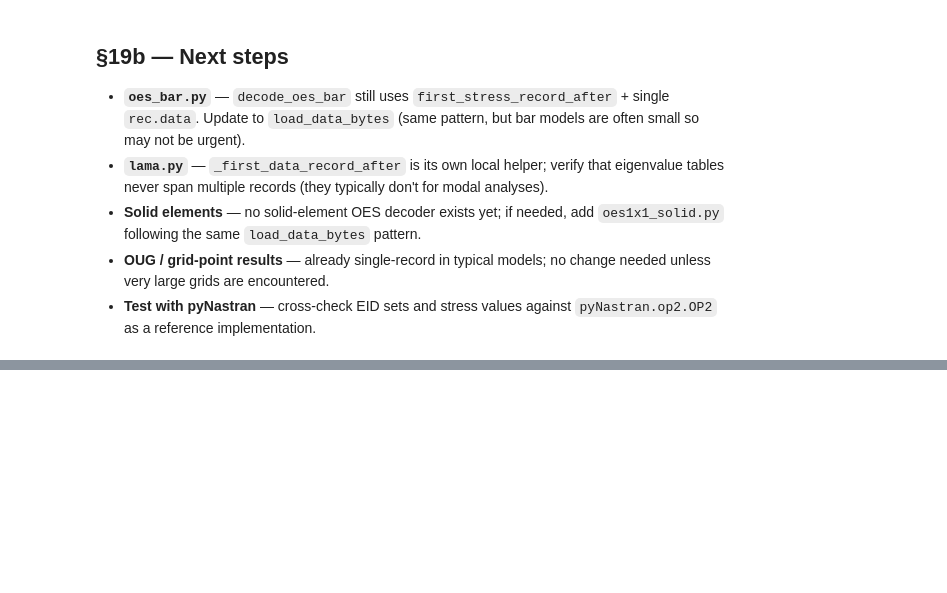
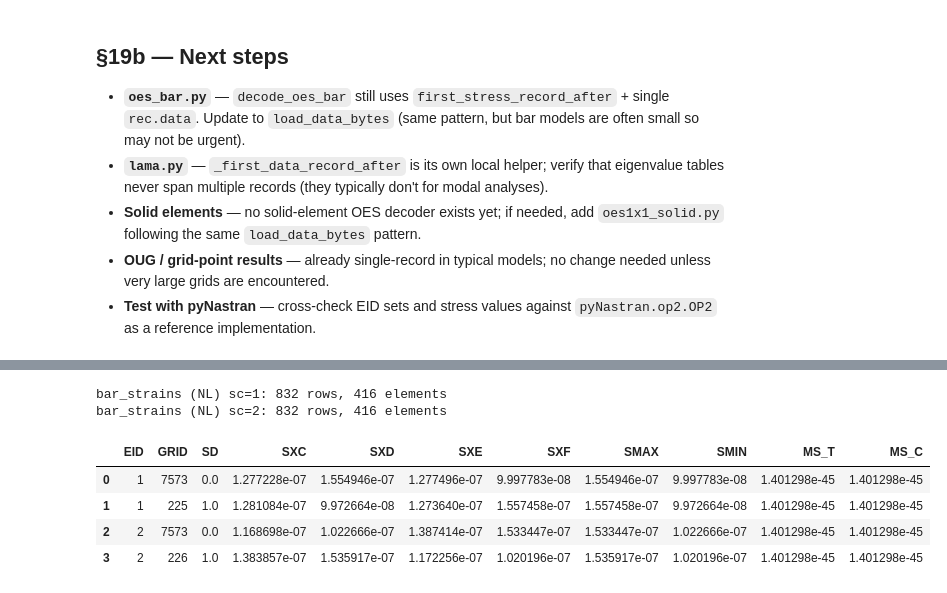
Before and after one commit to echaffey/OP2_reader, a Jupyter notebook: testing.ipynb, the cells around one changed output, grey strips where cells are left out. Saved outputs shown, nothing was run; the diff lists cells and outputs as text; code cells hidden in the pictures; blank space fills up the shorter version.

```diff
--- a/testing.ipynb
+++ b/testing.ipynb
@@ -498,0 +485,14 @@ Done. Adjust EIDS_TO_CHECK / GRIDS_TO_CHECK at the top and re-run the two cells.
+# %%
+# §20d — Linear-equivalent bar strains (OSTR1X CBEAM) — NL file
+nl_bs = nl.bar_strains()
+for sc, df in nl_bs.items():
+    print(f"bar_strains (NL) sc={sc}: {len(df)} rows, {df['EID'].nunique()} elements")
+nl_bs[1].head(4)
+# %% [output]
+bar_strains (NL) sc=1: 832 rows, 416 elements
+bar_strains (NL) sc=2: 832 rows, 416 elements
+|  | EID | GRID | SD | SXC | SXD | SXE | SXF | SMAX | SMIN | MS_T | MS_C |
+| 0 | 1 | 7573 | 0.0 | 1.277228e-07 | 1.554946e-07 | 1.277496e-07 | 9.997783e-08 | 1.554946e-07 | 9.997783e-08 | 1.401298e-45 | 1.401298e-45 |
+| 1 | 1 | 225 | 1.0 | 1.281084e-07 | 9.972664e-08 | 1.273640e-07 | 1.557458e-07 | 1.557458e-07 | 9.972664e-08 | 1.401298e-45 | 1.401298e-45 |
+| 2 | 2 | 7573 | 0.0 | 1.168698e-07 | 1.022666e-07 | 1.387414e-07 | 1.533447e-07 | 1.533447e-07 | 1.022666e-07 | 1.401298e-45 | 1.401298e-45 |
+| 3 | 2 | 226 | 1.0 | 1.383857e-07 | 1.535917e-07 | 1.172256e-07 | 1.020196e-07 | 1.535917e-07 | 1.020196e-07 | 1.401298e-45 | 1.401298e-45 |
```
Also changed, not shown: parts of 20 cells of this notebook, 20 other files.
